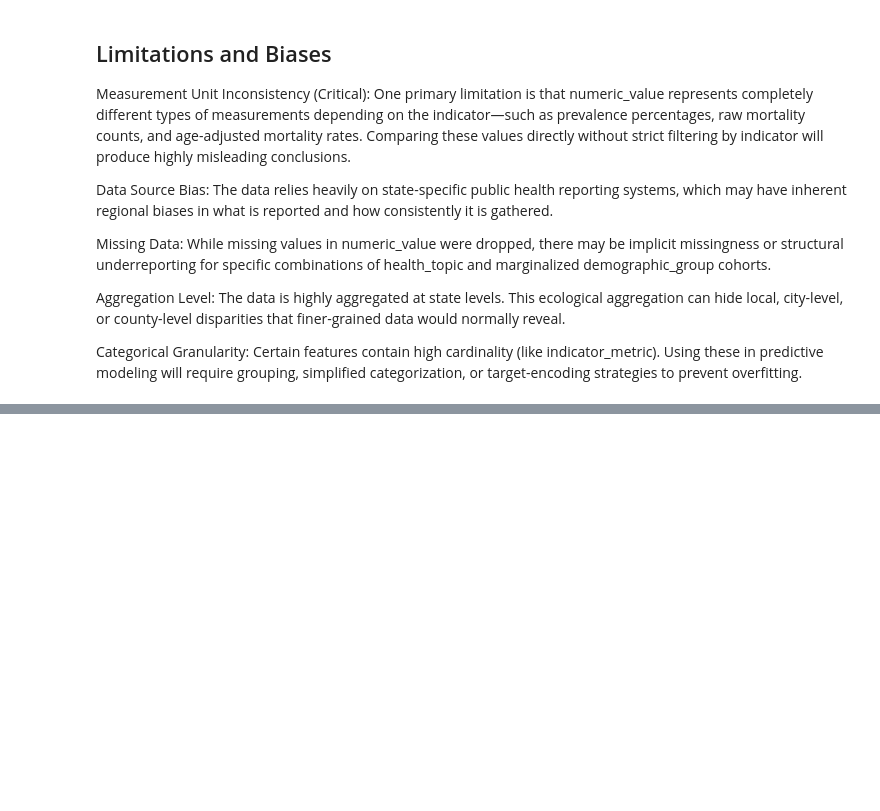
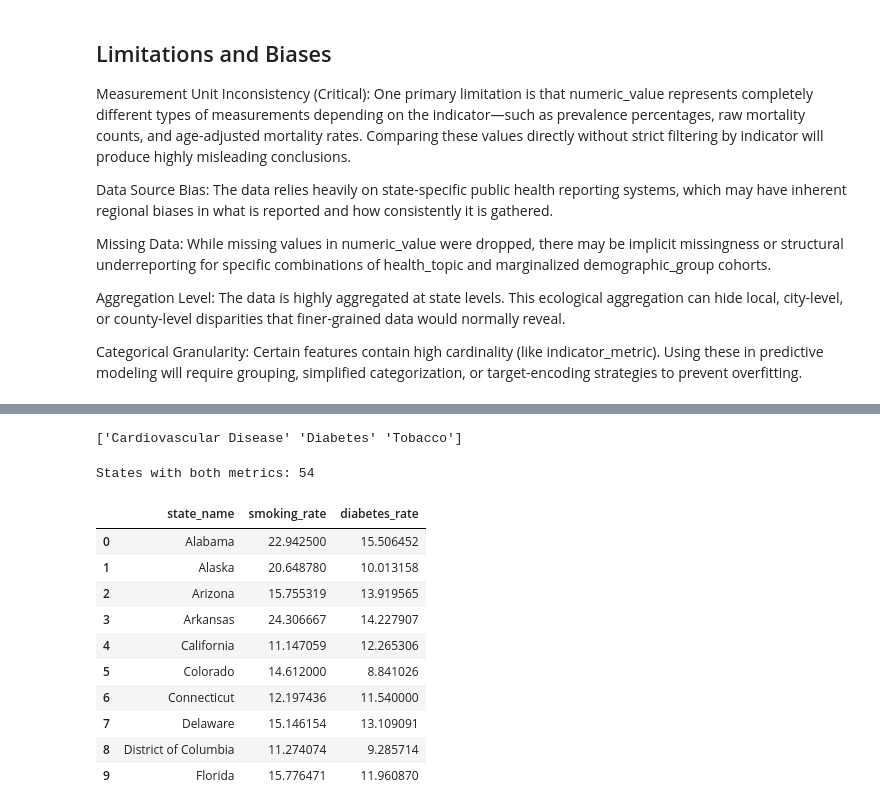
Before and after one commit to DanielSotade/Chronic_Disease, a Jupyter notebook: Chronic_Diseases.ipynb, the cells around one changed output, grey strips where cells are left out. Drawn from its saved outputs; the diff is of its cells as text; code cells hidden in the pictures; blank space fills up the shorter version.

```diff
--- a/Chronic_Diseases.ipynb
+++ b/Chronic_Diseases.ipynb
@@ -256,0 +281,33 @@ Categorical Granularity: Certain features contain high cardinality (like indicat
+# %%
+print(df_clean['health_topic'].unique())
+# %% [output]
+['Cardiovascular Disease' 'Diabetes' 'Tobacco']
+# %%
+# Filter to our two indicators of interest
+smoking_df = df_clean[df_clean['indicator_metric'] == 'Current cigarette smoking among adults']
+diabetes_df = df_clean[df_clean['indicator_metric'] == 'Diabetes among adults']
+
+# Average by state (collapsing across years/demographics for a simple first pass)
+smoking_by_state = smoking_df.groupby('state_name')['numeric_value'].mean().reset_index()
+smoking_by_state.columns = ['state_name', 'smoking_rate']
+
+diabetes_by_state = diabetes_df.groupby('state_name')['numeric_value'].mean().reset_index()
+diabetes_by_state.columns = ['state_name', 'diabetes_rate']
+
+# Merge into one table: one row per state
+merged = pd.merge(smoking_by_state, diabetes_by_state, on='state_name')
+print(f"States with both metrics: {len(merged)}")
+display(merged.head(10))
+# %% [output]
+States with both metrics: 54
+|  | state_name | smoking_rate | diabetes_rate |
+| 0 | Alabama | 22.942500 | 15.506452 |
+| 1 | Alaska | 20.648780 | 10.013158 |
+| 2 | Arizona | 15.755319 | 13.919565 |
+| 3 | Arkansas | 24.306667 | 14.227907 |
+| 4 | California | 11.147059 | 12.265306 |
+| 5 | Colorado | 14.612000 | 8.841026 |
+| 6 | Connecticut | 12.197436 | 11.540000 |
+| 7 | Delaware | 15.146154 | 13.109091 |
+| 8 | District of Columbia | 11.274074 | 9.285714 |
+| 9 | Florida | 15.776471 | 11.960870 |
```
Also changed, not shown: parts of 2 cells of this notebook.
